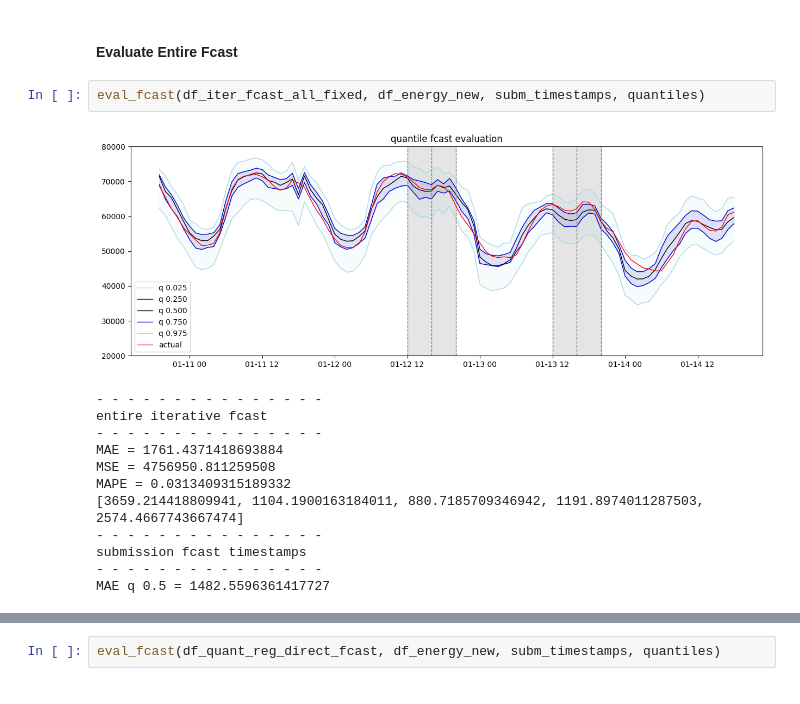
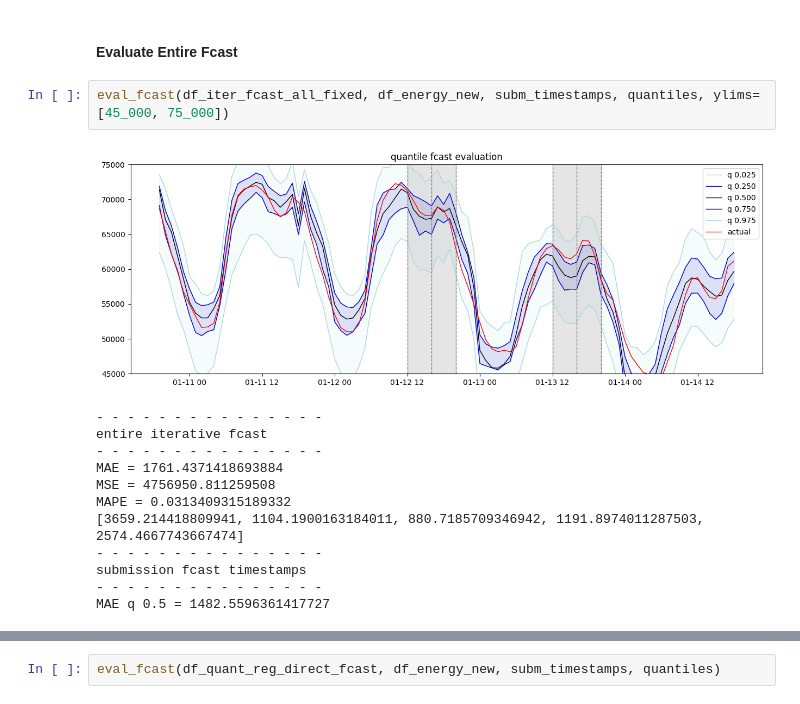
Before and after one commit to hikotei/2023_11-PTSFC, a Jupyter notebook: Energy/2024_01_05 working fcast pipeline v2.ipynb, the cells around one changed output, grey strips where cells are left out. Saved outputs shown, nothing was run; the diff lists cells and outputs as text.

```diff
--- a/Energy/2024_01_05 working fcast pipeline v2.ipynb
+++ b/Energy/2024_01_05 working fcast pipeline v2.ipynb
@@ -843,9 +835,9 @@ MAE q 0.5 = 1810.121039235347
 # %% [markdown]
 #### Evaluate Entire Fcast
 # %%
-eval_fcast(df_iter_fcast_all_fixed, df_energy_new, subm_timestamps, quantiles)
+eval_fcast(df_iter_fcast_all_fixed, df_energy_new, subm_timestamps, quantiles, ylims=[45_000, 75_000])
 # %% [output]
-[figure, old version]
+[figure, new version]
 - - - - - - - - - - - - - - -
 entire iterative fcast
 - - - - - - - - - - - - - - -
```
Also changed, not shown: parts of 2 cells of this notebook.
